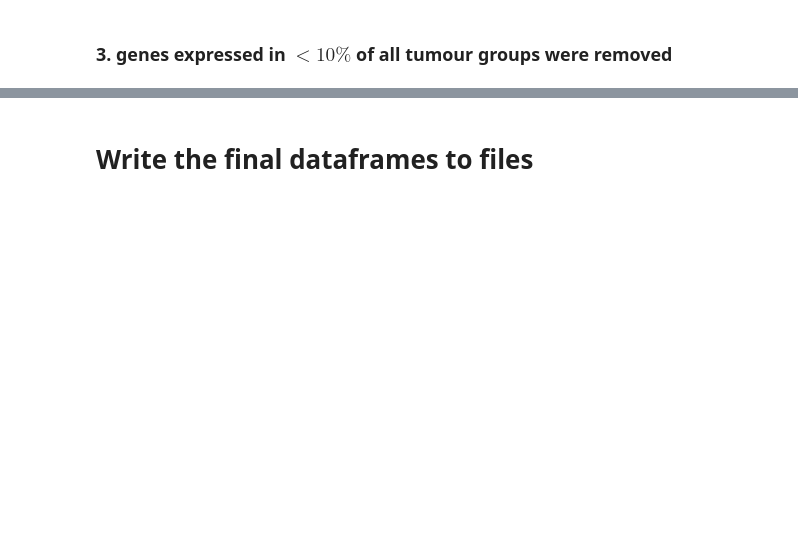
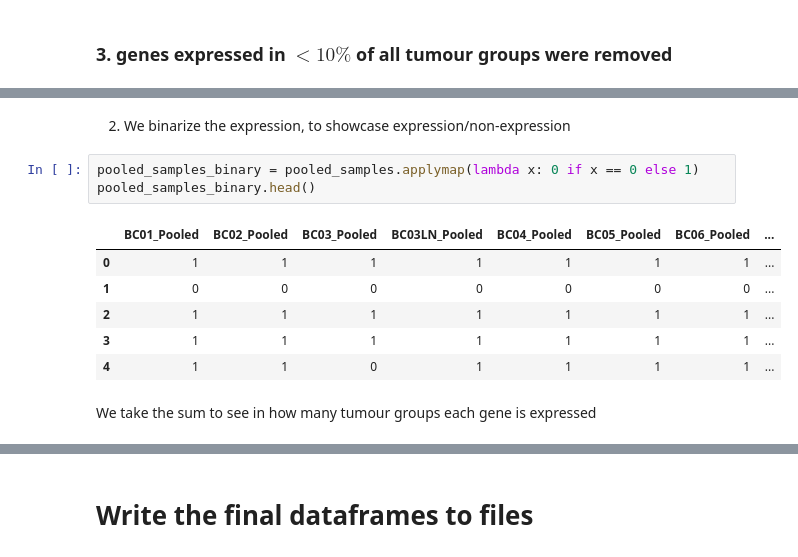
Before and after one commit to KyriakosPsa/BreastCancer-SingleCell, a Jupyter notebook: preprocessing.ipynb, the cells around one changed output, grey strips where cells are left out. Saved outputs shown, nothing was run; the diff lists cells and outputs as text; blank space fills up the shorter version.

```diff
--- a/preprocessing.ipynb
+++ b/preprocessing.ipynb
@@ -183,0 +96,14 @@ gene_info = gene_info.iloc[cleaned.index,:]
+# %% [markdown]
+2. We binarize the expression, to showcase expression/non-expression
+# %%
+pooled_samples_binary = pooled_samples.applymap(lambda x: 0 if x == 0 else 1)
+pooled_samples_binary.head()
+# %% [output]
+|  | BC01_Pooled | BC02_Pooled | BC03_Pooled | BC03LN_Pooled | BC04_Pooled | BC05_Pooled | BC06_Pooled | ... |
+| 0 | 1 | 1 | 1 | 1 | 1 | 1 | 1 | ... |
+| 1 | 0 | 0 | 0 | 0 | 0 | 0 | 0 | ... |
+| 2 | 1 | 1 | 1 | 1 | 1 | 1 | 1 | ... |
+| 3 | 1 | 1 | 1 | 1 | 1 | 1 | 1 | ... |
+| 4 | 1 | 1 | 0 | 1 | 1 | 1 | 1 | ... |
+# %% [markdown]
+We take the sum to see in how many tumour groups each gene is expressed
```
Also changed, not shown: parts of 39 cells of this notebook.
